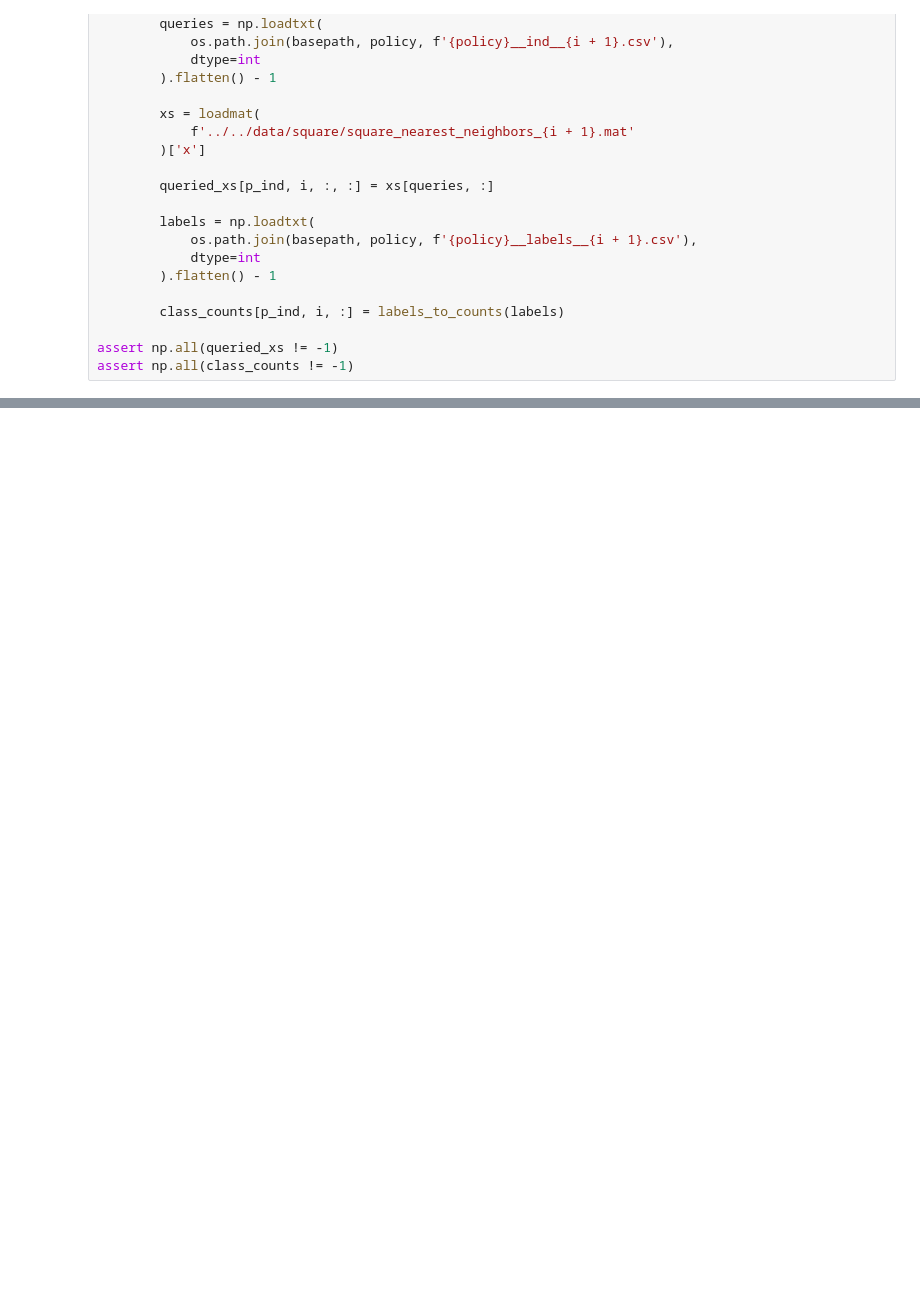
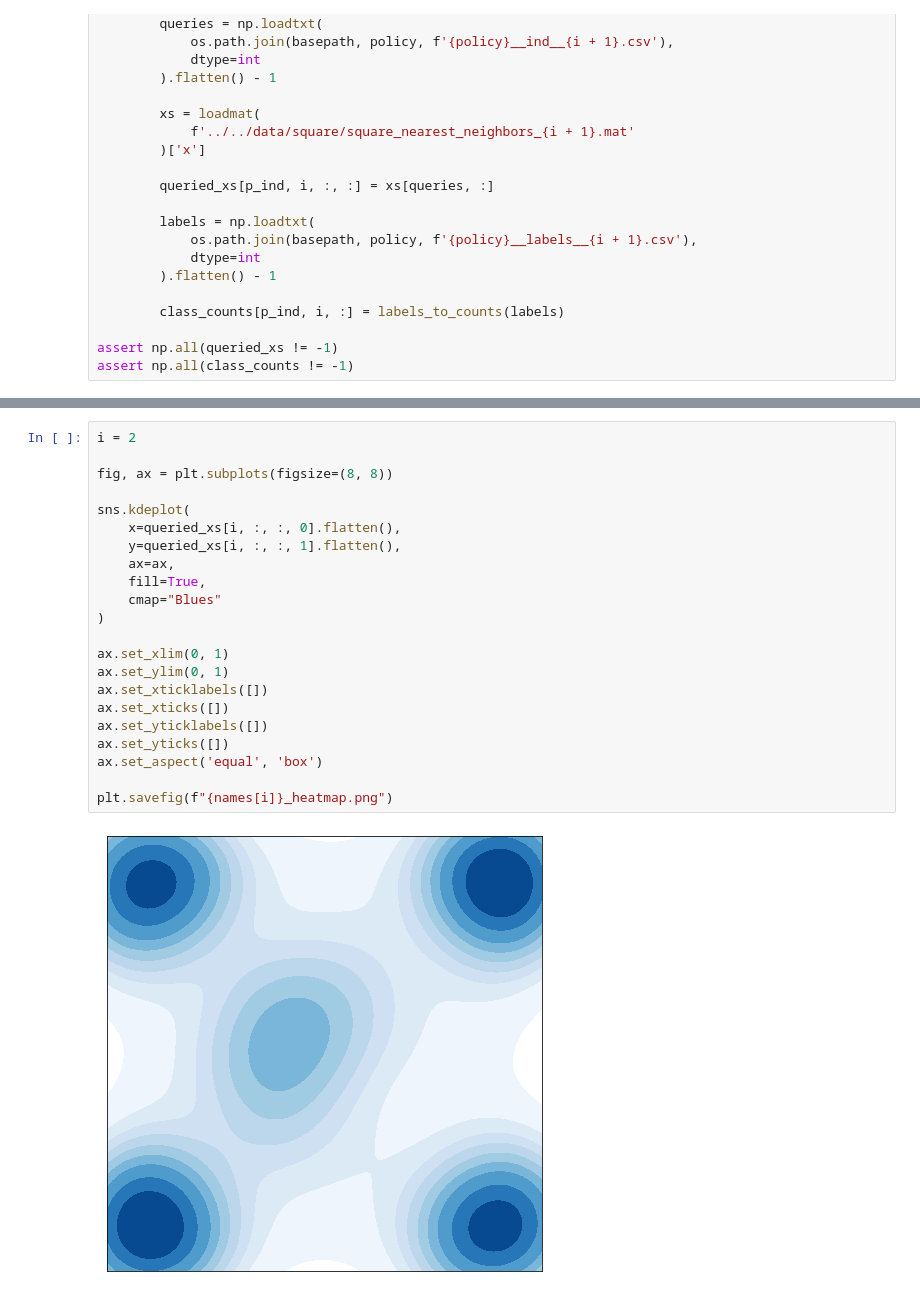
Before and after one commit to KrisNguyen135/diverse_as, a Jupyter notebook: notebooks/Square/KDE and counts.ipynb, the cells around one changed output, grey strips where cells are left out. Saved outputs shown, nothing was run; the diff lists cells and outputs as text; blank space fills up the shorter version.

```diff
--- a/notebooks/Square/KDE and counts.ipynb
+++ b/notebooks/Square/KDE and counts.ipynb
@@ -117,0 +125,24 @@ plt.show()
+# %%
+i = 2
+
+fig, ax = plt.subplots(figsize=(8, 8))
+
+sns.kdeplot(
+    x=queried_xs[i, :, :, 0].flatten(),
+    y=queried_xs[i, :, :, 1].flatten(),
+    ax=ax,
+    fill=True,
+    cmap="Blues"
+)
+
+ax.set_xlim(0, 1)
+ax.set_ylim(0, 1)
+ax.set_xticklabels([])
+ax.set_xticks([])
+ax.set_yticklabels([])
+ax.set_yticks([])
+ax.set_aspect('equal', 'box')
+
+plt.savefig(f"{names[i]}_heatmap.png")
+# %% [output]
+[figure, added]
```
Also changed, not shown: parts of 2 cells of this notebook, 15 other files.
